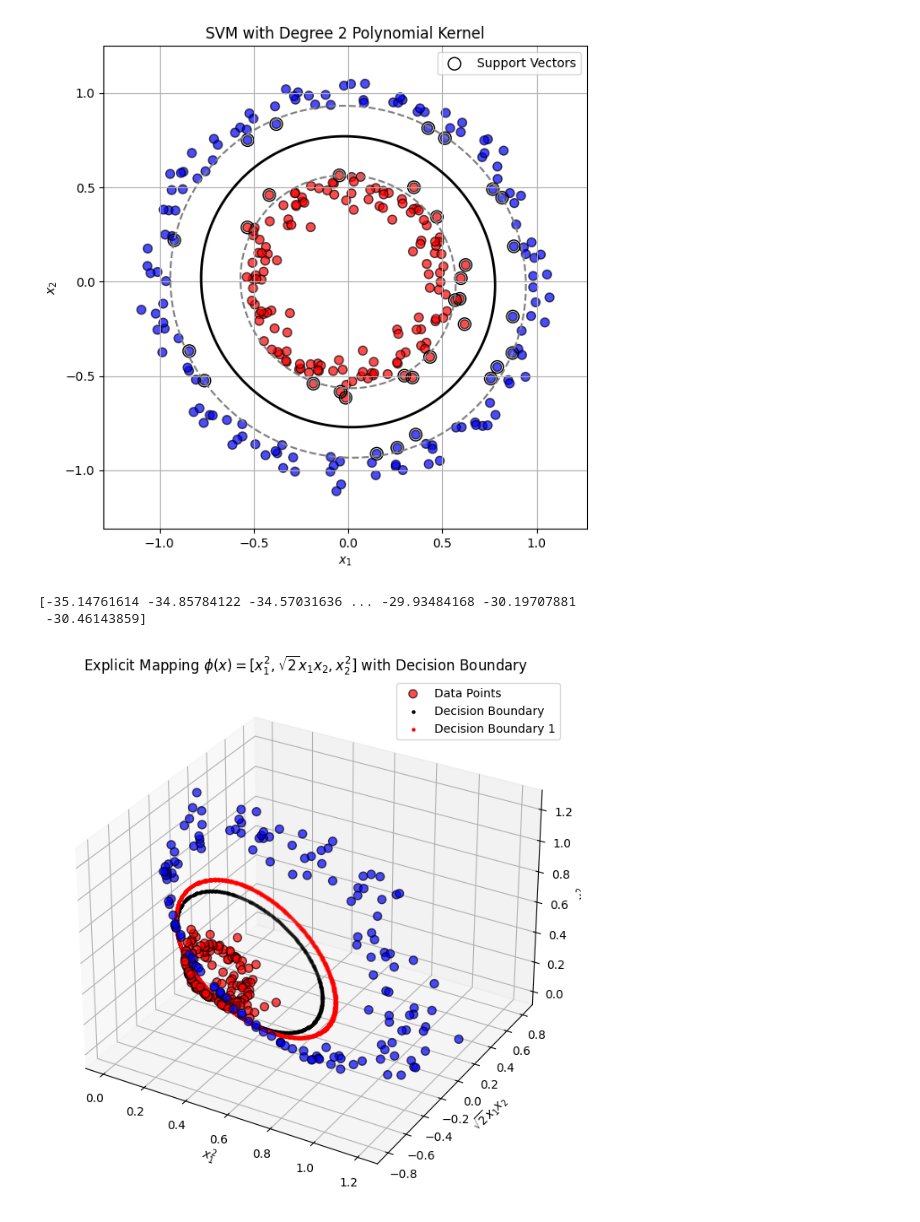
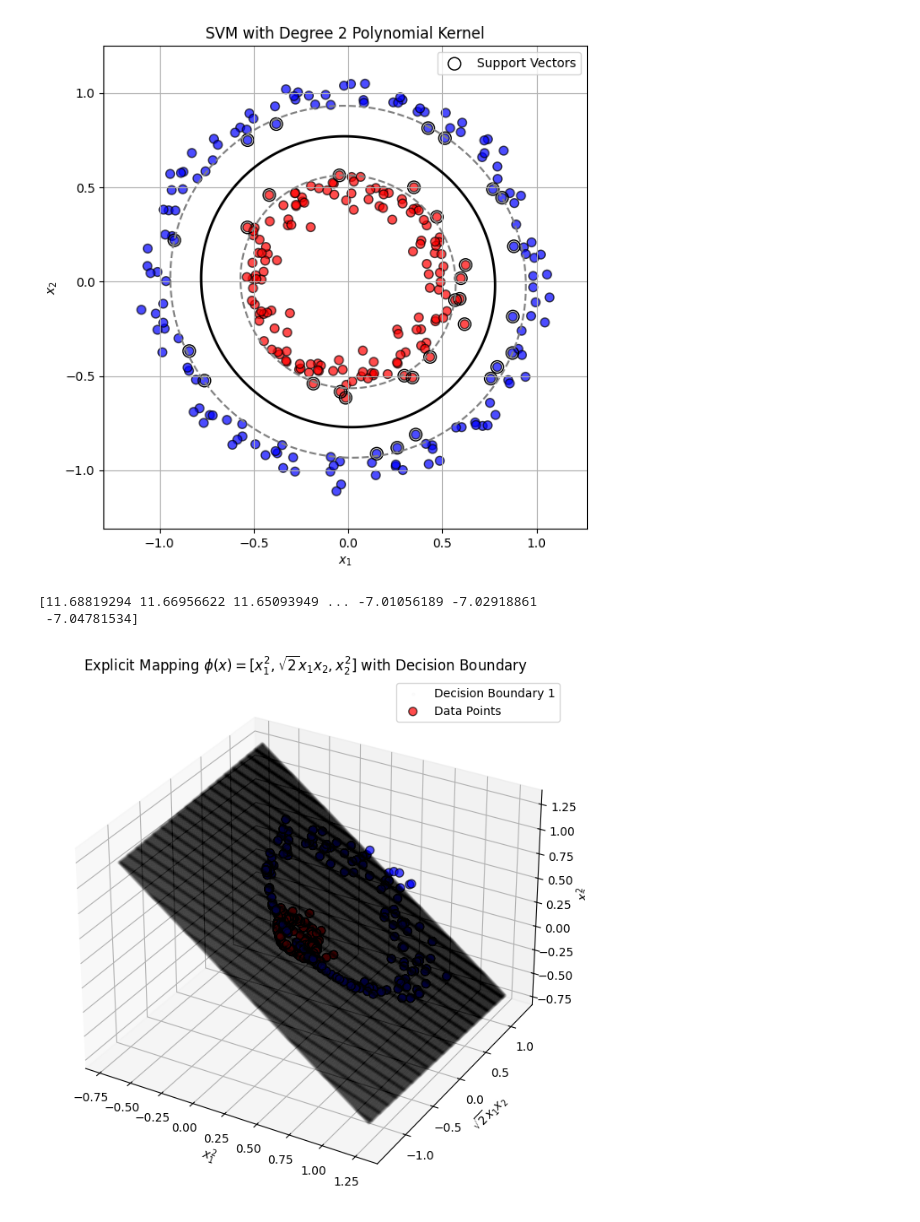
Before and after one commit to krzysztof-kar/ML2025, a Jupyter notebook: Lab05_kernel-methods_prdom.ipynb, the cells around one changed output. Saved outputs shown, nothing was run; the diff lists cells and outputs as text; code cells hidden in the pictures.

```diff
--- a/Lab05_kernel-methods_prdom.ipynb
+++ b/Lab05_kernel-methods_prdom.ipynb
@@ -97,45 +97,49 @@ ax = fig.add_subplot(111, projection='3d')
 phi_X = np.array([[x[0]**2, np.sqrt(2)*x[0]*x[1], x[1]**2] for x in X])
 
 # Apply phi(x) to the meshgrid for decision boundary
-phi_grid = np.array([[x[0]**2, np.sqrt(2)*x[0]*x[1], x[1]**2] for x in grid])
+#phi_grid = np.array([[x[0]**2, np.sqrt(2)*x[0]*x[1], x[1]**2] for x in grid])
 
+xx, yy,zz = np.meshgrid(np.linspace(x_min, x_max, 500), np.linspace(y_min, y_max, 500), np.linspace(y_min, y_max, 500))
+phi_grid = np.c_[xx.ravel(), yy.ravel(), zz.ravel()]
 
 # 2. Train SVM with Polynomial Kernel (Degree 2, c=0)
-clf1 = SVC(kernel='poly', degree=2, C=1.0, coef0=0, gamma=1)
+clf1 = SVC(kernel='poly', degree=1, C=1.0, coef0=0, gamma=1)
 # scikit uses a complex scaled gamma for the kernels. Here we want to use non-optimal (but simplest!) kernels
 # K(x, x') = (x^T x')^2
 clf1.fit(phi_X, y)
 
 
 
-# Scatter plot of transformed data
-ax.scatter(phi_X[:, 0], phi_X[:, 1], phi_X[:, 2], c=y, cmap='bwr', edgecolors='k', s=50, alpha=0.7, label='Data Points')
+
 
 # Plot only the decision boundary contour (i.e. where decision == 0)
-grid_decision = clf.decision_function(grid)
-contour_mask = np.isclose(grid_decision, 0, atol=0.01)  # select points near decision boundary
-ax.scatter(phi_grid[contour_mask, 0], phi_grid[contour_mask, 1], phi_grid[contour_mask, 2],
-           c='k', s=5, label='Decision Boundary')
+#grid_decision = clf.decision_function(grid)
+#contour_mask = np.isclose(grid_decision, 0, atol=0.01)  # select points near decision boundary
+#ax.scatter(phi_grid[contour_mask, 0], phi_grid[contour_mask, 1], phi_grid[contour_mask, 2],
+#           c='k', s=5, label='Decision Boundary')
 
 
 grid_decision1 = clf1.decision_function(phi_grid)
 print(grid_decision1)
 contour_mask1 = np.isclose(grid_decision1, 0, atol=0.02)  # select points near decision boundary
 ax.scatter(phi_grid[contour_mask1, 0], phi_grid[contour_mask1, 1], phi_grid[contour_mask1, 2],
-           c='r', s=5, label='Decision Boundary 1')
+           c='k', s=5, alpha=0.01, label='Decision Boundary 1')
+
+# Scatter plot of transformed data
+ax.scatter(phi_X[:, 0], phi_X[:, 1], phi_X[:, 2], c=y, cmap='bwr', edgecolors='k', s=50, alpha=0.7, label='Data Points')
 
 # Set axis labels and title for 3D plot
 ax.set_title('Explicit Mapping $\phi(x) = [x_1^2, \sqrt{2} x_1 x_2, x_2^2]$ with Decision Boundary')
 ax.set_xlabel('$x_1^2$')
 ax.set_ylabel('$\sqrt{2} x_1 x_2$')
 ax.set_zlabel('$x_2^2$')
 
 # Add legend and grid
 ax.legend()
 ax.grid(True)
 
 plt.show()
 # %% [output]
-[-35.14761614 -34.85784122 -34.57031636 ... -29.93484168 -30.19707881
- -30.46143859]
+[11.68819294 11.66956622 11.65093949 ... -7.01056189 -7.02918861
+ -7.04781534]
-[figure, old version]
+[figure, new version]
```
Also changed, not shown: parts of 2 cells of this notebook.
